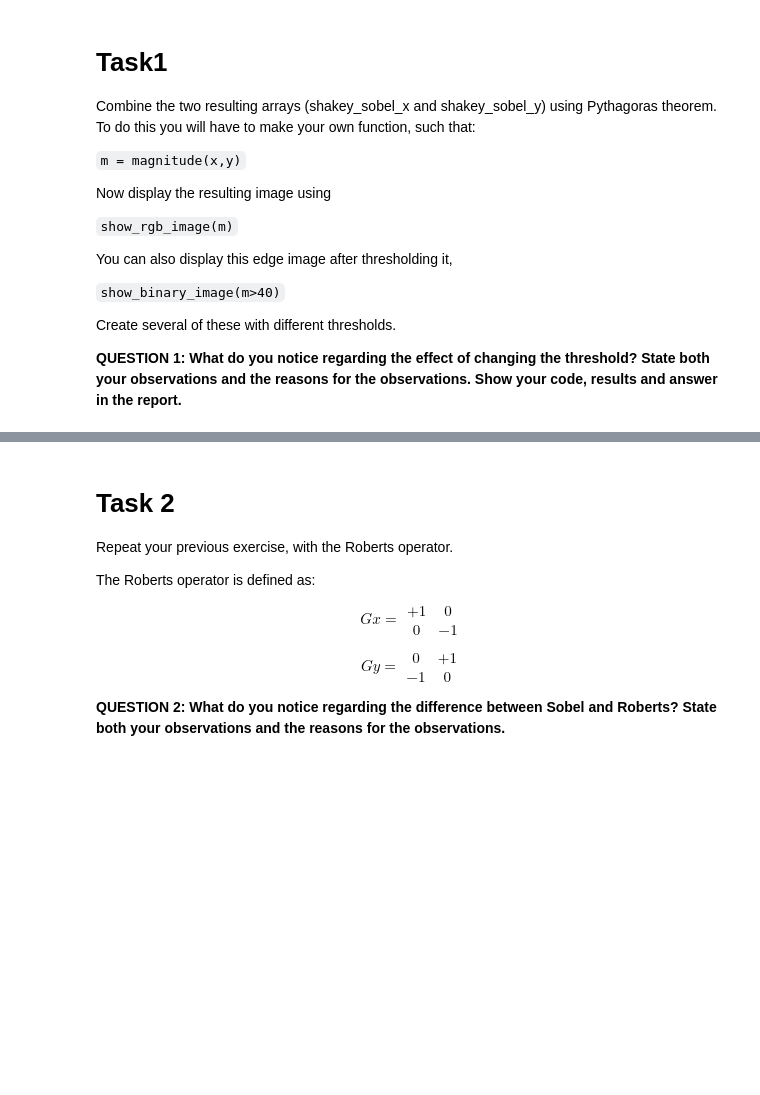
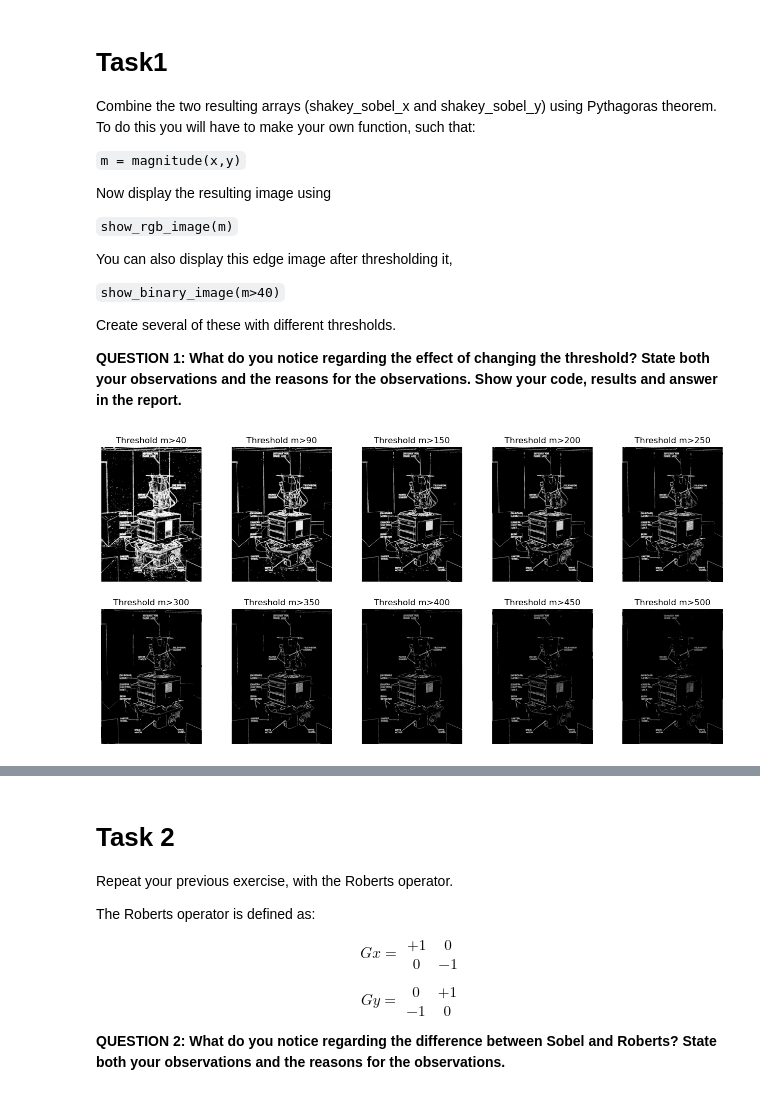
Before and after one commit to Alexandercheng-rsch/Robots-lab-, a Jupyter notebook: Lab1/lab1.ipynb, the cells around one changed output, grey strips where cells are left out. Drawn from its saved outputs; the diff is of its cells as text; code cells hidden in the pictures; blank space fills up the shorter version.

```diff
--- a/Lab1/lab1.ipynb
+++ b/Lab1/lab1.ipynb
@@ -79,0 +102,21 @@ Create several of these with different thresholds.
+# %%
+# Complete Task 1 here
+def magnitude(x,y):
+    return np.sqrt(x**2+y**2)
+shakey_sobel_x = abs(scipy.signal.convolve2d(shakey, sobel_x))
+shakey_sobel_y = abs(scipy.signal.convolve2d(shakey, sobel_y))
+m = magnitude(shakey_sobel_x,shakey_sobel_y)
+#plt.imshow(m,cmap="gray")
+#plt.axis('off')
+#plt.show()
+lists = np.array([40,90,150,200,250,300,350,400,450,500])
+plt.figure(figsize=(16, 20))
+for i in range(len(lists)):
+    plt.subplot(5,5,i+1)    # the number of images in the grid is 5*5 (25)
+    plt.imshow(m>lists[i],cmap="gray")
+    plt.title('Threshold m>%i'% lists[i])
+    plt.axis('off')
+
+plt.show()
+# %% [output]
+[figure, added]
```
Also changed, not shown: parts of 11 cells of this notebook, 1 other file.
